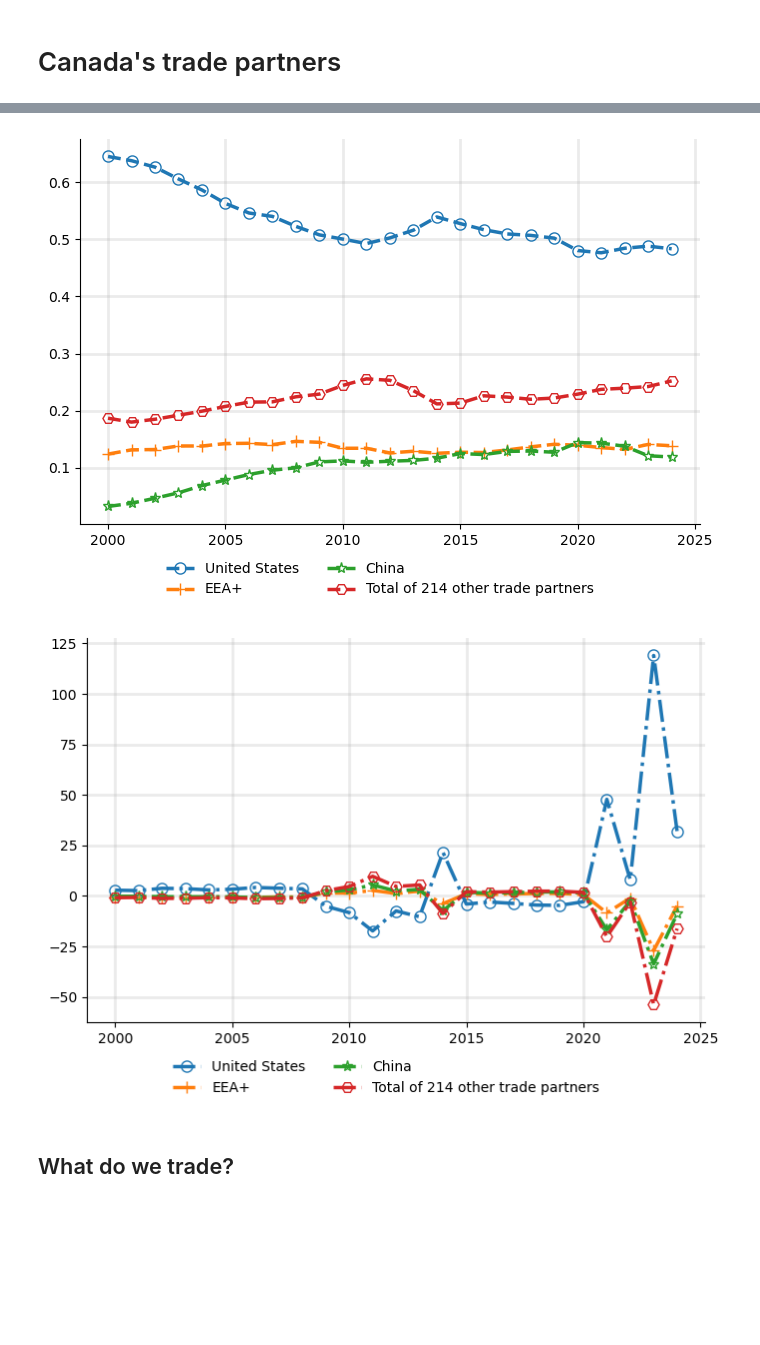
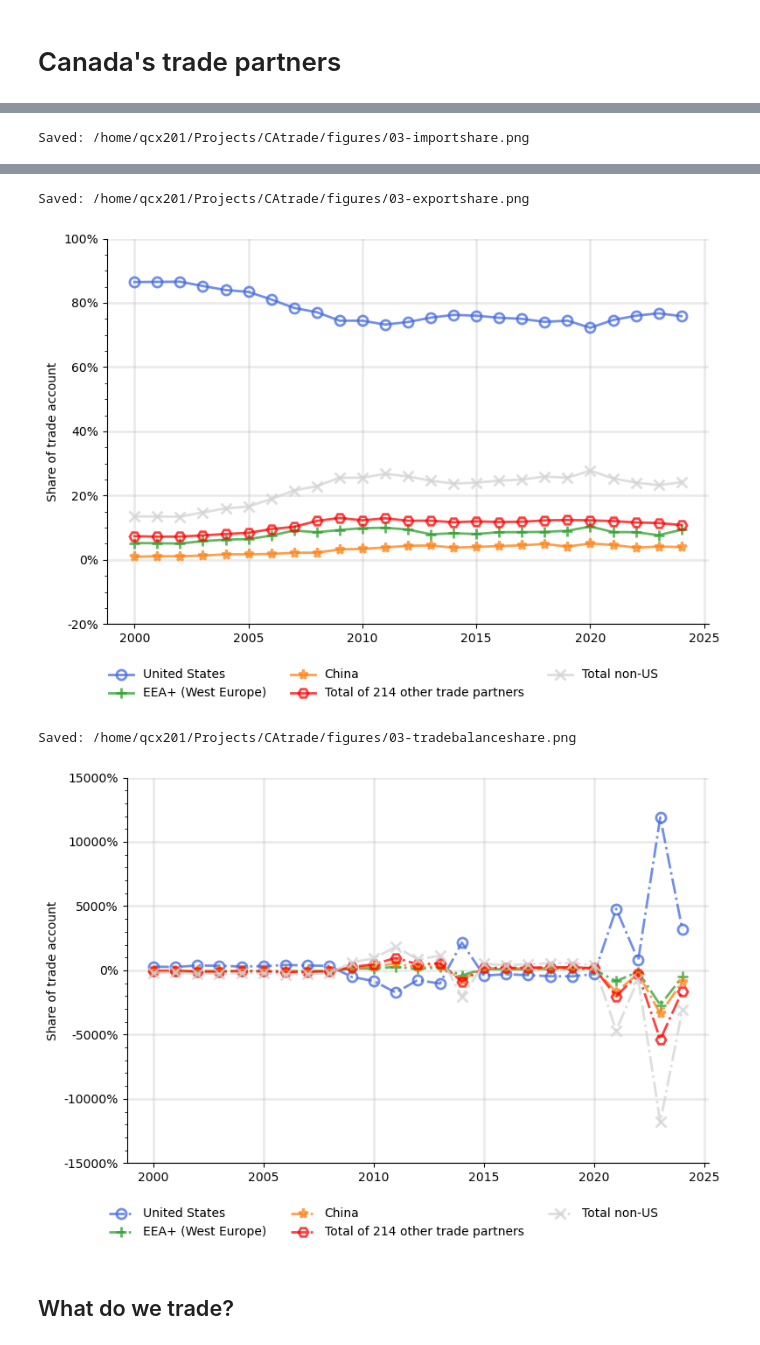
Before and after one commit to qcx201/CAtrade, a Jupyter notebook: src/03-desc.ipynb, the cells around one changed output, grey strips where cells are left out. Cells and saved outputs as stored; diff of their text form; code cells hidden in the pictures; blank space fills up the shorter version.

Commit message:
Update trade share graphs and readme

```diff
--- a/src/03-desc.ipynb
+++ b/src/03-desc.ipynb
@@ -26,7 +26,7 @@ plt.rcParams['axes.grid.axis'] = 'both'
 plt.rcParams['grid.alpha'] = 0.25
 plt.rcParams['grid.linewidth'] = 2
 
-colors = plt.rcParams['axes.prop_cycle'].by_key()['color']
+dcolors = plt.rcParams['axes.prop_cycle'].by_key()['color']
 
 pd.set_option('future.no_silent_downcasting', True)
 
@@ -77,7 +77,7 @@ eeap = cous.pivot_table(index=['year', 'eea+'], values=tp.columns, aggfunc='sum'
 eeap = eeap.reset_index()
 eeap = eeap[eeap['eea+']]
 eeap = eeap.rename(columns={'eea+' : 'cou'})
-eeap['cou'] = 'EEA+'
+eeap['cou'] = 'EEA+ (West Europe)'
 eeap['eea+'] = True
 
 cous = pd.concat([cous, eeap])
@@ -87,7 +87,7 @@ cous = pd.concat([cous, eeap])
 # calculate shares
 sdfs = []
 cols = tp.columns
-share_cols = [c+'share' for c in cols]
+share_cols = [(c+'share').replace('ss', 's') for c in cols]
 
 for year, sdf in cous.groupby('year'):
 
@@ -230,7 +230,9 @@ Saved: /home/qcx201/Projects/CAtrade/figures/03-export_partners.png
 | India | 5.25203 |
 | Total of 214 other single-\ncount... | 67.837002 |
 # %%
-partners = ['United States', 'EEA+', 'China']
+partners = ['United States', 'EEA+ (West Europe)', 'China']
+
+cols = ['importshare', 'exportshare', 'tradebalanceshare']
 
 # aggregate other trade partners
 cond1 = ~(cous['cou'].isin(partners)) # already listed partners
@@ -249,15 +251,27 @@ label = f'Total of {nothers:,} other trade partners'
 others['cou'] = label
 partners.append(label)
 
+# add non-US import/export share
+cond = cous['cou'] == 'United States'
+non_us = 1 - (cous.loc[cond, ['year']+cols].set_index('year'))
+non_us = non_us.reset_index()
+
+label = 'Total non-US'
+non_us['cou'] = label
+partners.append(label)
+
 # create final dataset
 cond = cous['cou'].isin(partners)
-data = pd.concat([cous[cond], others])
+data = pd.concat([cous[cond], others, non_us])
+
 data = data.sort_values(['year', 'cou'])
 
-cols = ['importsshare', 'importsshare', 'tradebalanceshare']
+# account
+linestyles = [':', '-', '-.']
 
-linestyles = ['-', '--', '-.']
-markers = ['o', '+', '*', 'H']
+# partners
+markers = ['o', '+', '*', 'H', 'x']
+colors = ['royalblue', dcolors[2], dcolors[1], 'red', 'lightgray']
 
 for i, col in enumerate(cols):
 
@@ -268,11 +282,24 @@ for i, col in enumerate(cols):
         cond = data['cou'] == cou
         x, y = data.loc[cond, 'year'], data.loc[cond, col]
 
-        ax.plot(x, y, lw=2.5, ls=linestyles[i],
-                marker=markers[j], markersize=8, fillstyle='none',
-                label=cou)
+        ax.plot(x, y, lw=2, ls=linestyles[i], alpha=0.75,
+                marker=markers[j], fillstyle='none',
+                markersize=8, markeredgewidth=2,
+                label=cou, color=colors[j])
 
-    fig.legend(loc='center', bbox_to_anchor=(0.5, 0), ncol=2, frameon=False)
+
+    ax.set_ylabel('Share of trade account')
+    ticks = ax.get_yticks()
+    ax.set_yticks(ticks, [f'{t:.0%}' for t in ticks])
+    ax.yaxis.minorticks_on()
+
+    fig.tight_layout()
+    fig.legend(loc='upper center', bbox_to_anchor=(0.5, 0), ncol=3, frameon=False)
+
+    dst = os.path.join(fig_dir, f'03-{col}.png')
+    fig.savefig(dst, bbox_inches='tight')
+    print('Saved:', dst)
 
     plt.show()
 # %% [output]
+Saved: /home/qcx201/Projects/CAtrade/figures/03-importshare.png
@@ -280,5 +307,7 @@ for i, col in enumerate(cols):
+Saved: /home/qcx201/Projects/CAtrade/figures/03-exportshare.png
-[figure, old version]
+[figure, new version]
+Saved: /home/qcx201/Projects/CAtrade/figures/03-tradebalanceshare.png
-[figure, old version]
+[figure, new version]
 # %% [markdown]
 ## What do we trade?
 # %%
```
Also changed, not shown: parts of 2 cells of this notebook, 7 other files.
